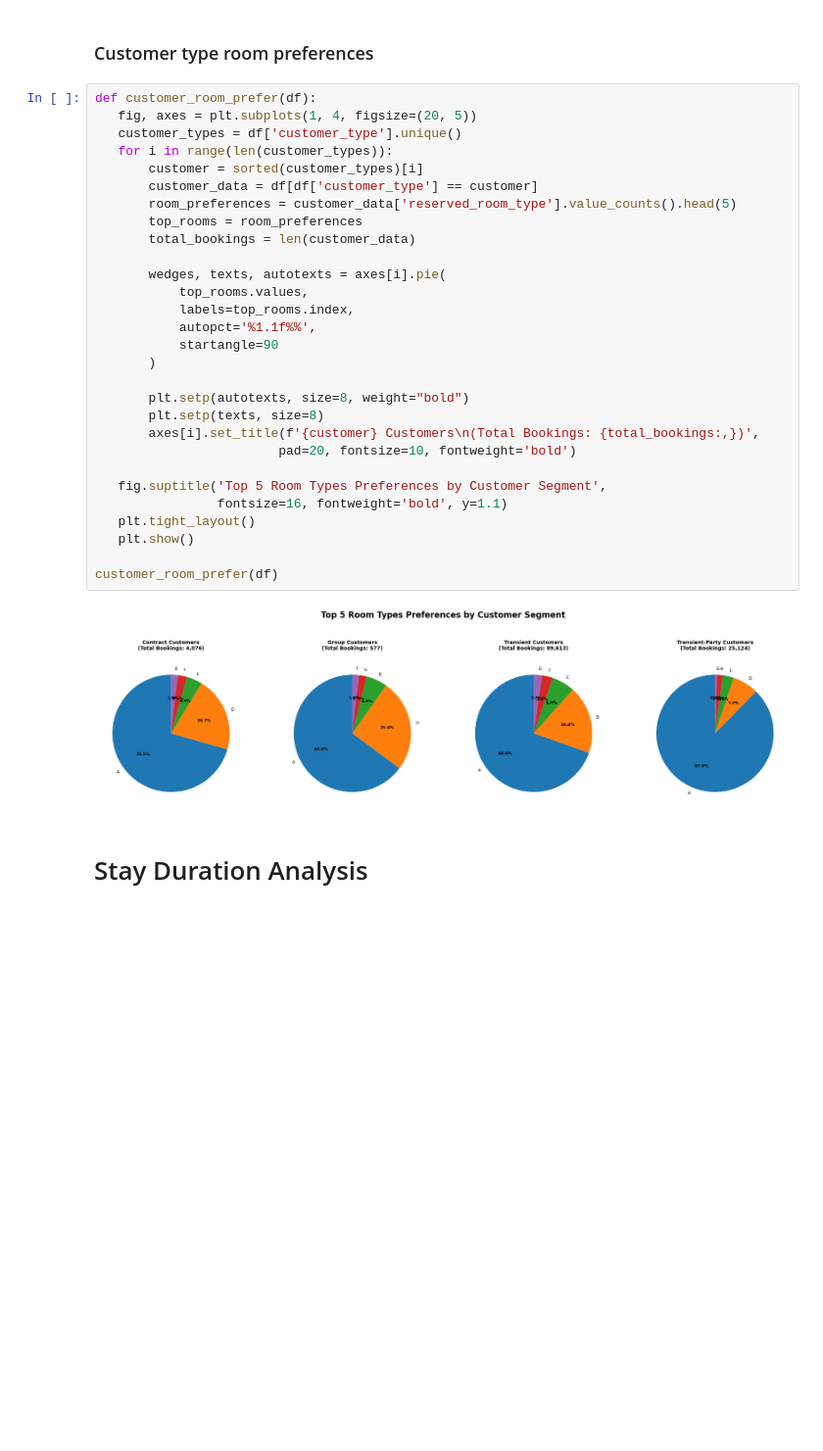
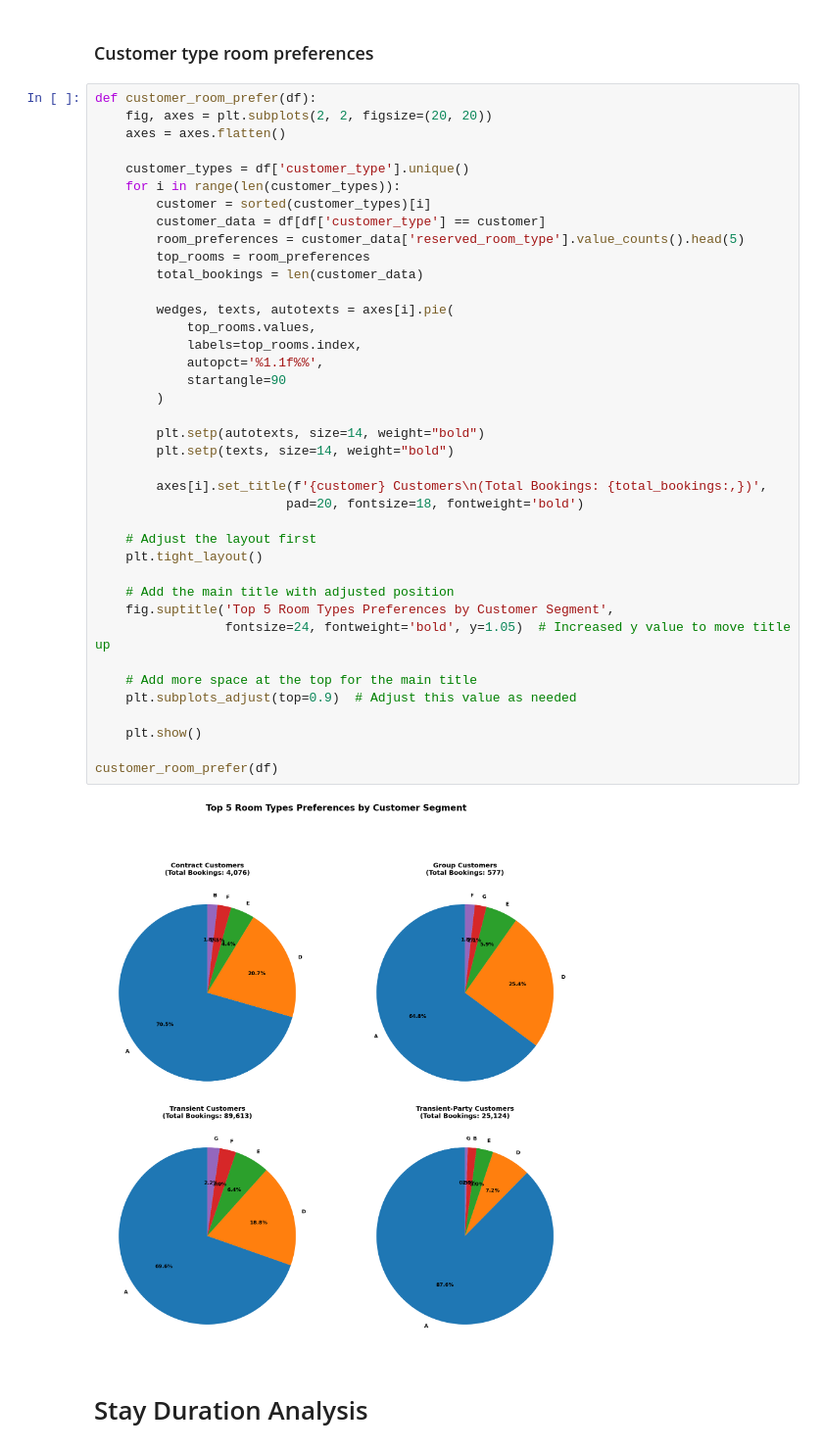
Before and after one commit to asif-mursalin/Data-mining-project, a Jupyter notebook: Project.ipynb, the cells around one changed output. Shown at 98% size. Drawn from its saved outputs; the diff is of its cells as text; blank space fills up the shorter version.

Commit message:
Fixed Room type visuals

```diff
--- a/Project.ipynb
+++ b/Project.ipynb
@@ -817,35 +817,45 @@ print(customer_types)    """
 ### Customer type room preferences
 # %%
 def customer_room_prefer(df):
-   fig, axes = plt.subplots(1, 4, figsize=(20, 5))
-   customer_types = df['customer_type'].unique()
-   for i in range(len(customer_types)):
-       customer = sorted(customer_types)[i]
-       customer_data = df[df['customer_type'] == customer]
-       room_preferences = customer_data['reserved_room_type'].value_counts().head(5)
-       top_rooms = room_preferences
-       total_bookings = len(customer_data)
+    fig, axes = plt.subplots(2, 2, figsize=(20, 20))
+    axes = axes.flatten()
 
-       wedges, texts, autotexts = axes[i].pie(
-           top_rooms.values,
-           labels=top_rooms.index,
-           autopct='%1.1f%%',
-           startangle=90
-       )
+    customer_types = df['customer_type'].unique()
+    for i in range(len(customer_types)):
+        customer = sorted(customer_types)[i]
+        customer_data = df[df['customer_type'] == customer]
+        room_preferences = customer_data['reserved_room_type'].value_counts().head(5)
+        top_rooms = room_preferences
+        total_bookings = len(customer_data)
 
-       plt.setp(autotexts, size=8, weight="bold")
-       plt.setp(texts, size=8)
-       axes[i].set_title(f'{customer} Customers\n(Total Bookings: {total_bookings:,})',
-                        pad=20, fontsize=10, fontweight='bold')
+        wedges, texts, autotexts = axes[i].pie(
+            top_rooms.values,
+            labels=top_rooms.index,
+            autopct='%1.1f%%',
+            startangle=90
+        )
 
-   fig.suptitle('Top 5 Room Types Preferences by Customer Segment',
-                fontsize=16, fontweight='bold', y=1.1)
-   plt.tight_layout()
-   plt.show()
+        plt.setp(autotexts, size=14, weight="bold")
+        plt.setp(texts, size=14, weight="bold")
+
+        axes[i].set_title(f'{customer} Customers\n(Total Bookings: {total_bookings:,})',
+                         pad=20, fontsize=18, fontweight='bold')
+
+    # Adjust the layout first
+    plt.tight_layout()
+
+    # Add the main title with adjusted position
+    fig.suptitle('Top 5 Room Types Preferences by Customer Segment',
+                 fontsize=24, fontweight='bold', y=1.05)  # Increased y value to move title up
+
+    # Add more space at the top for the main title
+    plt.subplots_adjust(top=0.9)  # Adjust this value as needed
+
+    plt.show()
 
 customer_room_prefer(df)
 # %% [output]
-[figure, old version]
+[figure, new version]
 # %% [markdown]
 # Stay Duration Analysis
 # %%
```
